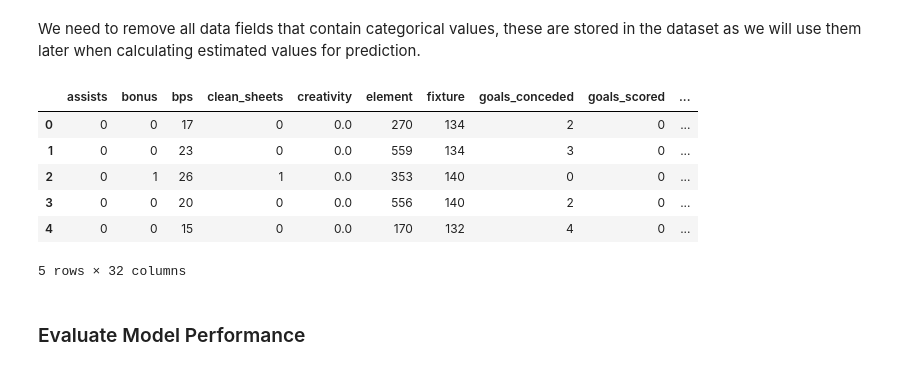
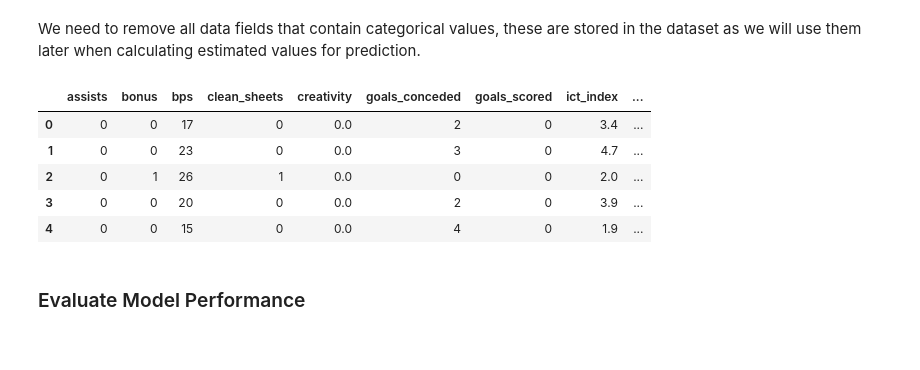
Before and after one commit to hledwards33/FPL_Predictive_Team_Selection, a Jupyter notebook: Goalkeeper Model.ipynb, the cells around one changed output. Drawn from its saved outputs; the diff is of its cells as text; code cells hidden in the pictures.

```diff
--- a/Goalkeeper Model.ipynb
+++ b/Goalkeeper Model.ipynb
@@ -71,17 +71,16 @@ memory usage: 987.0+ KB
 # %% [markdown]
 We need to remove all data fields that contain categorical values, these are stored in the dataset as we will use them later when calculating estimated values for prediction.
 # %%
-identifiers = ['Season', 'name', 'position', 'match_date', 'team']
+identifiers = ['Season', 'name', 'position', 'match_date', 'team', 'GW']
 goalkeepers.drop(identifiers, axis=1, inplace=True)
 goalkeepers.head()
 # %% [output]
-|  | assists | bonus | bps | clean_sheets | creativity | element | fixture | goals_conceded | goals_scored | ... |
-| 0 | 0 | 0 | 17 | 0 | 0.0 | 270 | 134 | 2 | 0 | ... |
-| 1 | 0 | 0 | 23 | 0 | 0.0 | 559 | 134 | 3 | 0 | ... |
-| 2 | 0 | 1 | 26 | 1 | 0.0 | 353 | 140 | 0 | 0 | ... |
-| 3 | 0 | 0 | 20 | 0 | 0.0 | 556 | 140 | 2 | 0 | ... |
-| 4 | 0 | 0 | 15 | 0 | 0.0 | 170 | 132 | 4 | 0 | ... |
+|  | assists | bonus | bps | clean_sheets | creativity | goals_conceded | goals_scored | ict_index | ... |
+| 0 | 0 | 0 | 17 | 0 | 0.0 | 2 | 0 | 3.4 | ... |
+| 1 | 0 | 0 | 23 | 0 | 0.0 | 3 | 0 | 4.7 | ... |
+| 2 | 0 | 1 | 26 | 1 | 0.0 | 0 | 0 | 2.0 | ... |
+| 3 | 0 | 0 | 20 | 0 | 0.0 | 2 | 0 | 3.9 | ... |
+| 4 | 0 | 0 | 15 | 0 | 0.0 | 4 | 0 | 1.9 | ... |
-5 rows × 32 columns
 # %%
 X = goalkeepers.drop('total_points', axis=1)
 y = goalkeepers['total_points']
```
Also changed, not shown: parts of 8 cells of this notebook, 4 other files.
